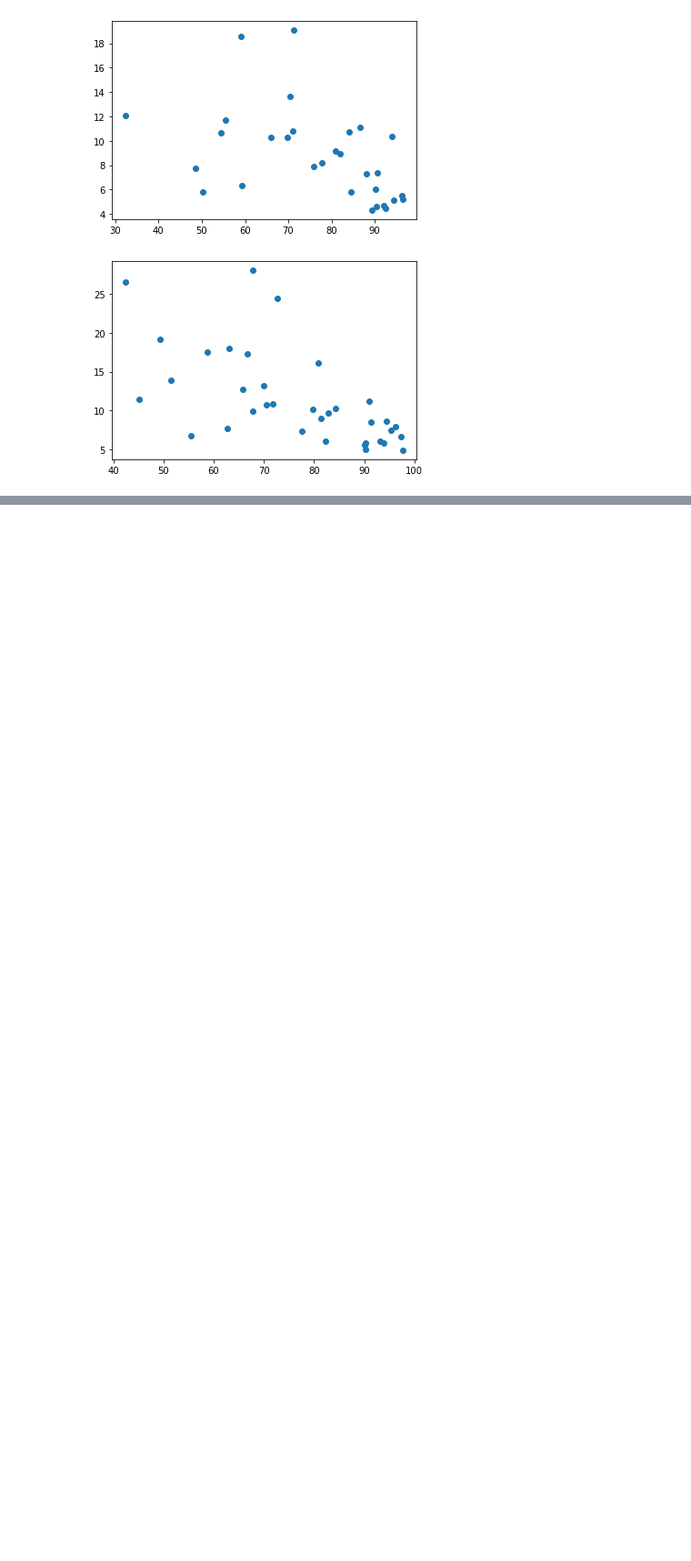
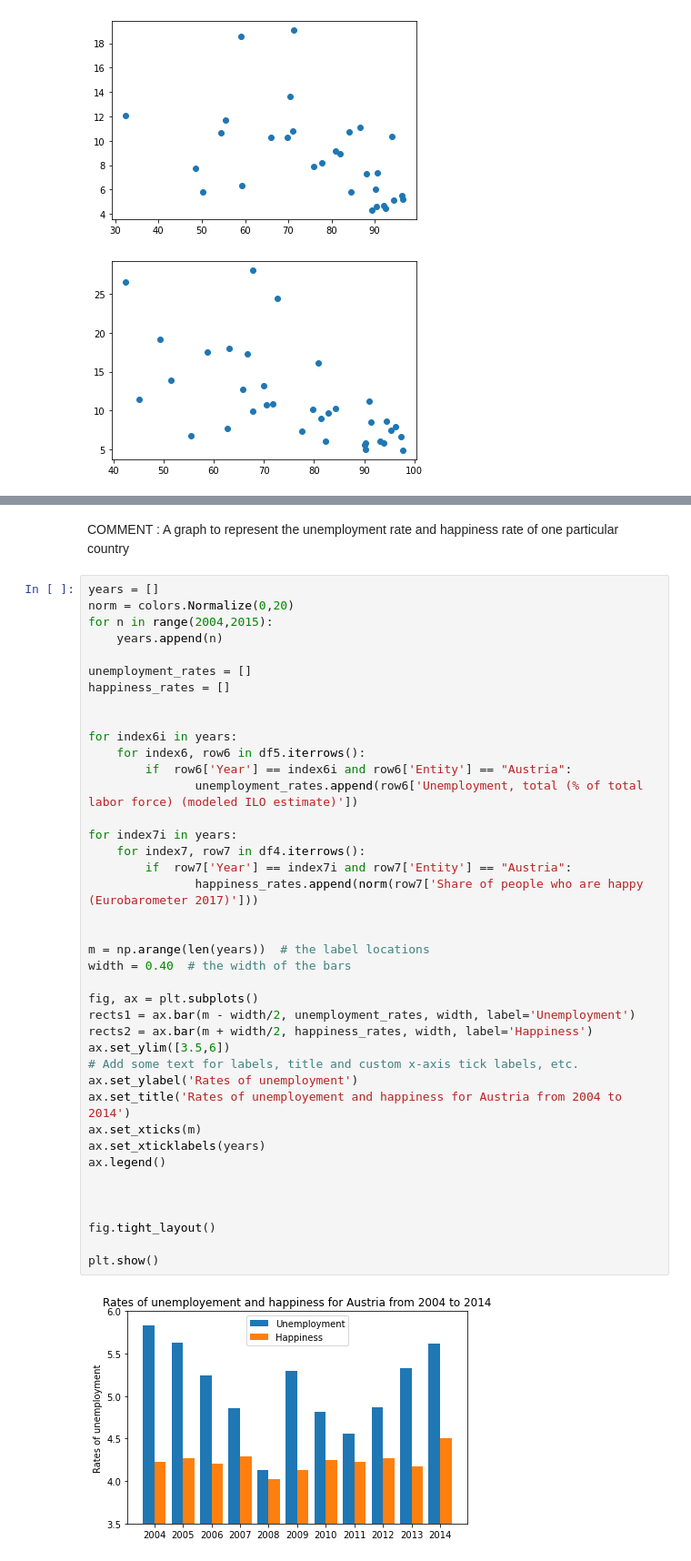
Before and after one commit to Peptski/Data-Science-and-AI, a Jupyter notebook: Assignment1/notebook/Assignment1.ipynb, the cells around one changed output, grey strips where cells are left out. Shown at 91% size. Drawn from its saved outputs; the diff is of its cells as text; blank space fills up the shorter version.

Commit message:
combined hist for emp and happi rates 1 country

```diff
--- a/Assignment1/notebook/Assignment1.ipynb
+++ b/Assignment1/notebook/Assignment1.ipynb
@@ -286,0 +290,44 @@ TODO : The below points need to be justified or derived a conclusion from.
+# %% [markdown]
+COMMENT : A graph to represent the unemployment rate and happiness rate of one particular country
+# %%
+years = []
+norm = colors.Normalize(0,20)
+for n in range(2004,2015):
+    years.append(n)
+
+unemployment_rates = []
+happiness_rates = []
+
+
+for index6i in years:
+    for index6, row6 in df5.iterrows():
+        if  row6['Year'] == index6i and row6['Entity'] == "Austria":
+               unemployment_rates.append(row6['Unemployment, total (% of total labor force) (modeled ILO estimate)'])
+
+for index7i in years:
+    for index7, row7 in df4.iterrows():
+        if  row7['Year'] == index7i and row7['Entity'] == "Austria":
+               happiness_rates.append(norm(row7['Share of people who are happy (Eurobarometer 2017)']))
+
+
+m = np.arange(len(years))  # the label locations
+width = 0.40  # the width of the bars
+
+fig, ax = plt.subplots()
+rects1 = ax.bar(m - width/2, unemployment_rates, width, label='Unemployment')
+rects2 = ax.bar(m + width/2, happiness_rates, width, label='Happiness')
+ax.set_ylim([3.5,6])
+# Add some text for labels, title and custom x-axis tick labels, etc.
+ax.set_ylabel('Rates of unemployment')
+ax.set_title('Rates of unemployement and happiness for Austria from 2004 to 2014')
+ax.set_xticks(m)
+ax.set_xticklabels(years)
+ax.legend()
+
+
+
+fig.tight_layout()
+
+plt.show()
+# %% [output]
+[figure, added]
```
Also changed, not shown: parts of 2 cells of this notebook.
